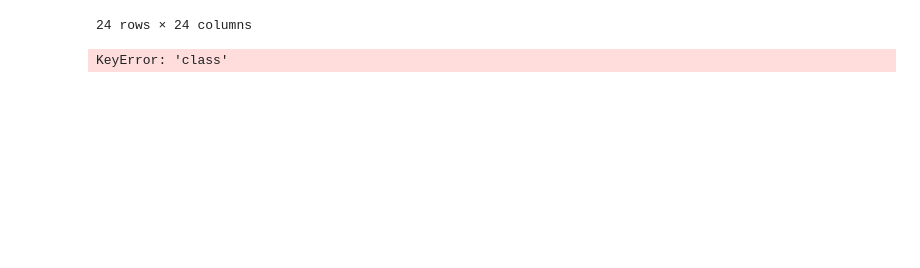
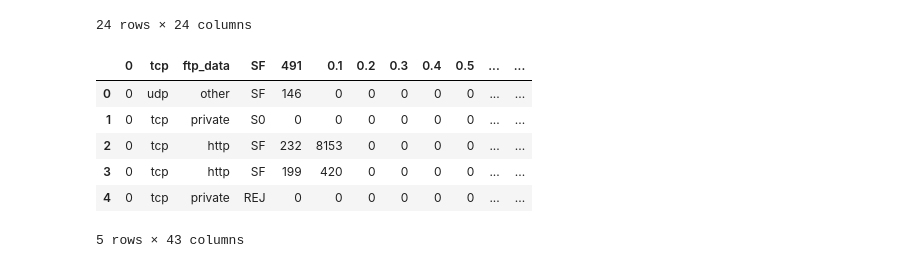
Before and after one commit to SpringBoardMentor193s/SentinelNet, a Jupyter notebook: notebooks/nsl_kdd.ipynb, the cells around one changed output. Cells and saved outputs as stored; diff of their text form; code cells hidden in the pictures; blank space fills up the shorter version.

```diff
--- a/notebooks/nsl_kdd.ipynb
+++ b/notebooks/nsl_kdd.ipynb
@@ -197,7 +200,13 @@ integer_columns_df.corr()
 | level | -0.085325 | -0.040209 | 0.016271 | -0.004201 | -0.121027 | -0.076126 | -0.118269 | -0.203139 | ... |
 24 rows × 24 columns
 # %%
-df = pd.read_csv("/workspaces/SentinelNet/data/KDDTrain+.txt")
-df.head()
+train_df = pd.read_csv("/workspaces/SentinelNet/data/KDDTrain+.txt")
+train_df.head()
 # %% [output]
+|  | 0 | tcp | ftp_data | SF | 491 | 0.1 | 0.2 | 0.3 | 0.4 | 0.5 | ... | ... |
+| 0 | 0 | udp | other | SF | 146 | 0 | 0 | 0 | 0 | 0 | ... | ... |
+| 1 | 0 | tcp | private | S0 | 0 | 0 | 0 | 0 | 0 | 0 | ... | ... |
+| 2 | 0 | tcp | http | SF | 232 | 8153 | 0 | 0 | 0 | 0 | ... | ... |
+| 3 | 0 | tcp | http | SF | 199 | 420 | 0 | 0 | 0 | 0 | ... | ... |
+| 4 | 0 | tcp | private | REJ | 0 | 0 | 0 | 0 | 0 | 0 | ... | ... |
-KeyError: 'class'
+5 rows × 43 columns
```
Also changed, not shown: parts of 17 cells of this notebook.
